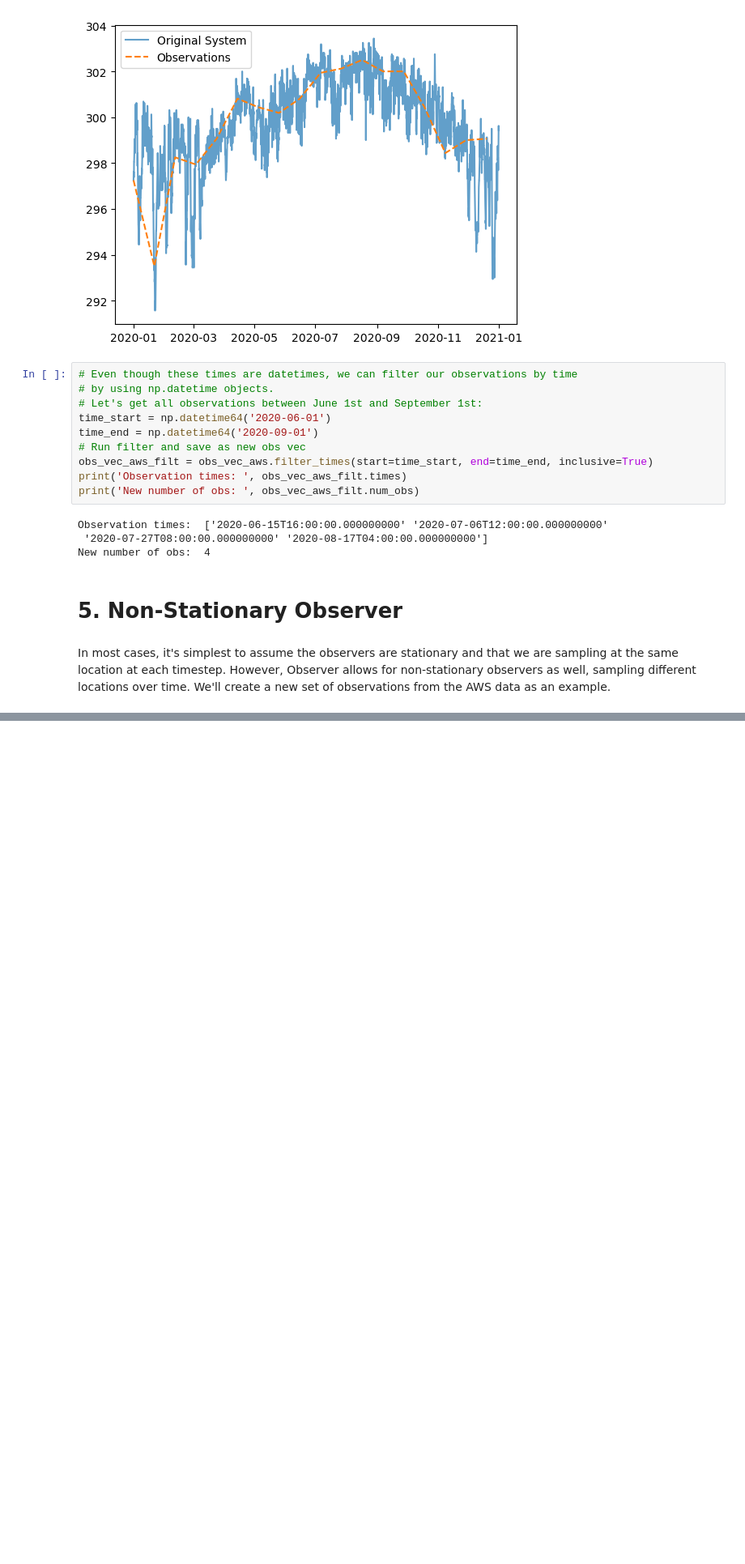
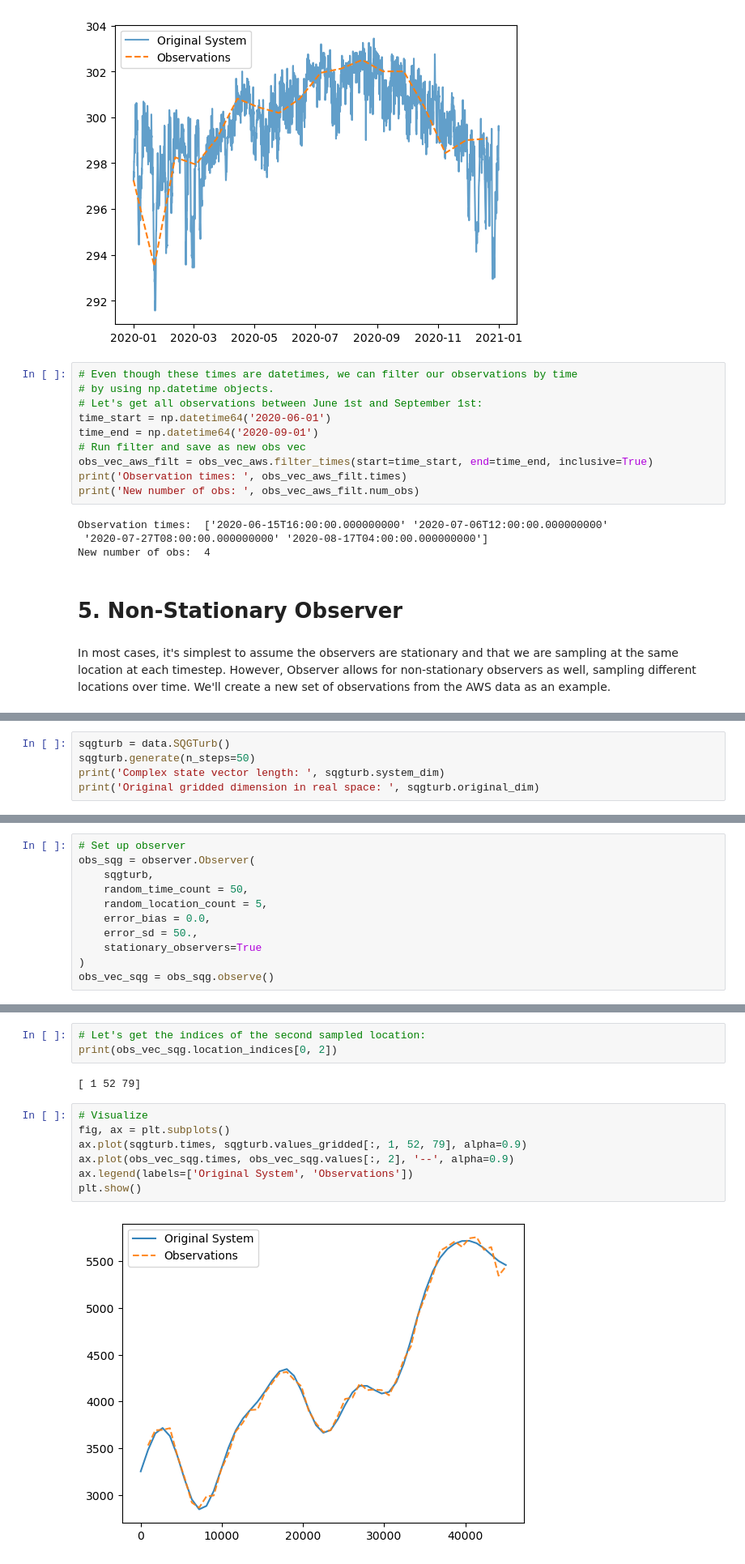
Before and after one commit to StevePny/DataAssimBench-Examples, a Jupyter notebook: examples/observers/1-observers-example-usage.ipynb, the cells around one changed output, grey strips where cells are left out. Shown: that part at 81% size. Saved outputs shown, nothing was run; the diff lists cells and outputs as text; blank space fills up the shorter version.

```diff
--- a/examples/observers/1-observers-example-usage.ipynb
+++ b/examples/observers/1-observers-example-usage.ipynb
@@ -274,0 +275,5 @@ Sampling location indices at last timestep:  [ 47  62  69 105 108 126 151 157 16
+# %%
+sqgturb = data.SQGTurb()
+sqgturb.generate(n_steps=50)
+print('Complex state vector length: ', sqgturb.system_dim)
+print('Original gridded dimension in real space: ', sqgturb.original_dim)
@@ -274,0 +283,11 @@ Sampling location indices at last timestep:  [ 47  62  69 105 108 126 151 157 16
+# %%
+# Set up observer
+obs_sqg = observer.Observer(
+    sqgturb,
+    random_time_count = 50,
+    random_location_count = 5,
+    error_bias = 0.0,
+    error_sd = 50.,
+    stationary_observers=True
+)
+obs_vec_sqg = obs_sqg.observe()
@@ -274,0 +312,14 @@ Sampling location indices at last timestep:  [ 47  62  69 105 108 126 151 157 16
+# %%
+# Let's get the indices of the second sampled location:
+print(obs_vec_sqg.location_indices[0, 2])
+# %% [output]
+[ 1 52 79]
+# %%
+# Visualize
+fig, ax = plt.subplots()
+ax.plot(sqgturb.times, sqgturb.values_gridded[:, 1, 52, 79], alpha=0.9)
+ax.plot(obs_vec_sqg.times, obs_vec_sqg.values[:, 2], '--', alpha=0.9)
+ax.legend(labels=['Original System', 'Observations'])
+plt.show()
+# %% [output]
+[figure, added]
```
Also changed, not shown: parts of 21 cells of this notebook.
